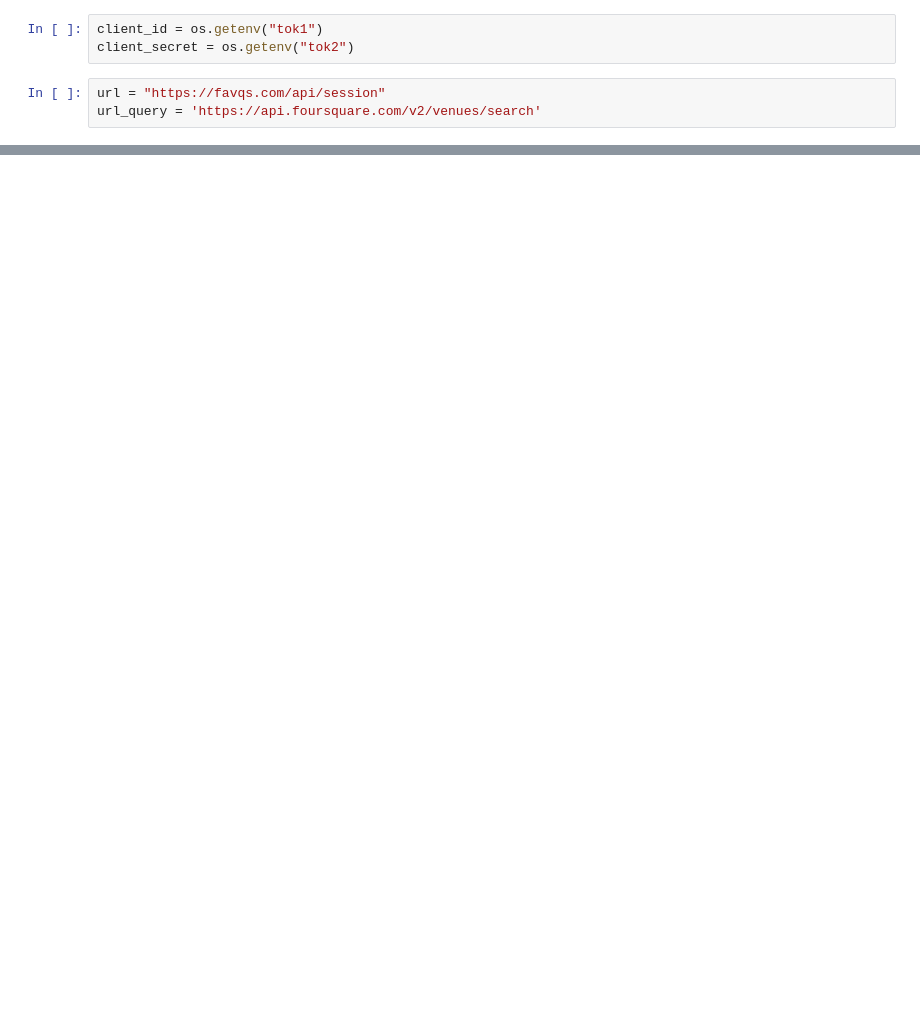
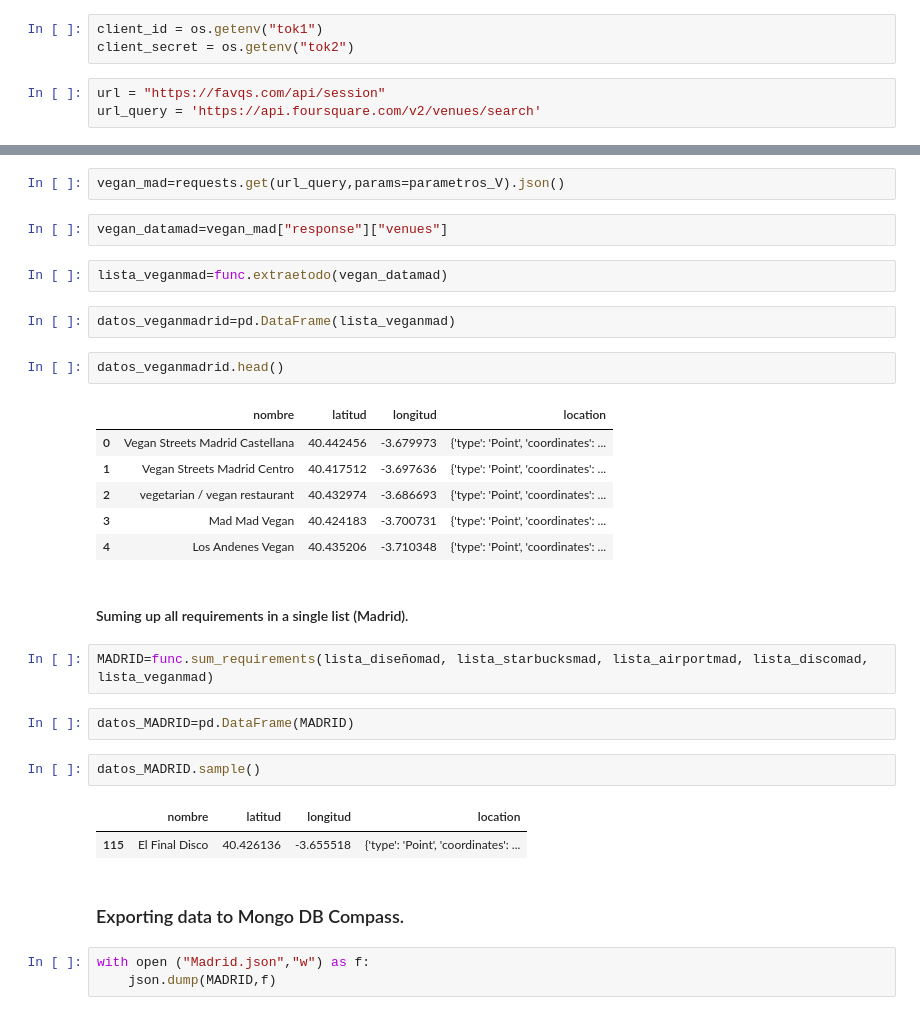
Before and after one commit to Lydia-Arocena/PROJECT3-MAPS, a Jupyter notebook: Notebooks/Untitled.ipynb, the cells around one changed output, grey strips where cells are left out. Saved outputs shown, nothing was run; the diff lists cells and outputs as text; blank space fills up the shorter version.

```diff
--- a/Notebooks/Untitled.ipynb
+++ b/Notebooks/Untitled.ipynb
@@ -34,0 +193,33 @@ resp = requests.get(url_query, params = parametros).json()
+# %%
+vegan_mad=requests.get(url_query,params=parametros_V).json()
+# %%
+vegan_datamad=vegan_mad["response"]["venues"]
+# %%
+lista_veganmad=func.extraetodo(vegan_datamad)
+# %%
+datos_veganmadrid=pd.DataFrame(lista_veganmad)
+# %%
+datos_veganmadrid.head()
+# %% [output]
+|  | nombre | latitud | longitud | location |
+| 0 | Vegan Streets Madrid Castellana | 40.442456 | -3.679973 | {'type': 'Point', 'coordinates': ... |
+| 1 | Vegan Streets Madrid Centro | 40.417512 | -3.697636 | {'type': 'Point', 'coordinates': ... |
+| 2 | vegetarian / vegan restaurant | 40.432974 | -3.686693 | {'type': 'Point', 'coordinates': ... |
+| 3 | Mad Mad Vegan | 40.424183 | -3.700731 | {'type': 'Point', 'coordinates': ... |
+| 4 | Los Andenes Vegan | 40.435206 | -3.710348 | {'type': 'Point', 'coordinates': ... |
+# %% [markdown]
+#### Suming up all requirements in a single list (Madrid).
+# %%
+MADRID=func.sum_requirements(lista_diseñomad, lista_starbucksmad, lista_airportmad, lista_discomad, lista_veganmad)
+# %%
+datos_MADRID=pd.DataFrame(MADRID)
+# %%
+datos_MADRID.sample()
+# %% [output]
+|  | nombre | latitud | longitud | location |
+| 115 | El Final Disco | 40.426136 | -3.655518 | {'type': 'Point', 'coordinates': ... |
+# %% [markdown]
+### Exporting data to Mongo DB Compass.
+# %%
+with open ("Madrid.json","w") as f:
+    json.dump(MADRID,f)
```
Also changed, not shown: parts of 47 cells of this notebook, 1 other file.
